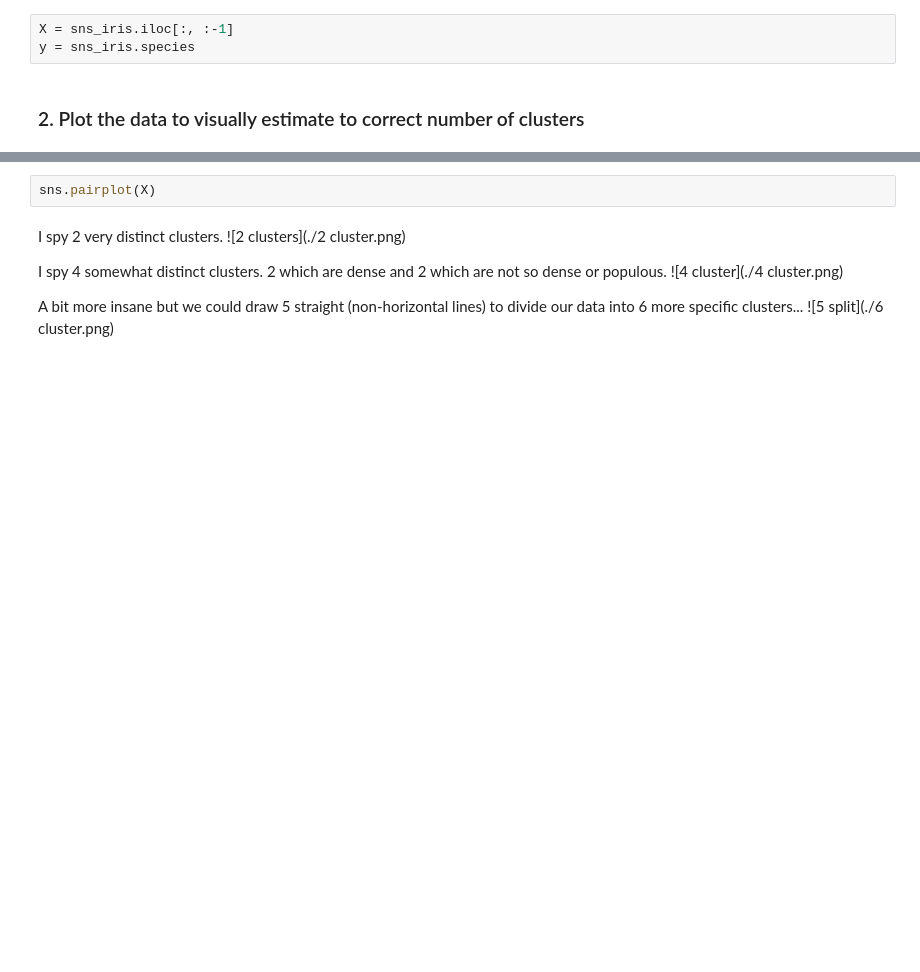
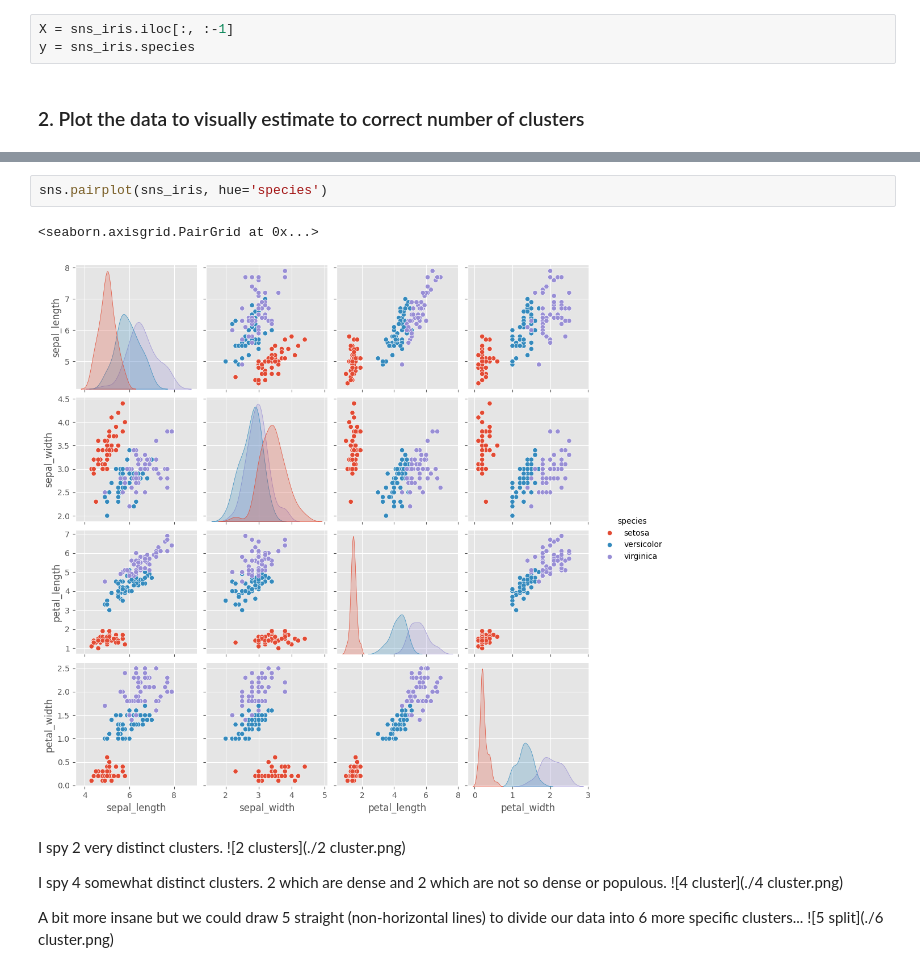
Before and after one commit to HassanAlgoz/dl, a Jupyter notebook: modules/unsupervised/02-clustering/cluster_evaluation_lab_solutions.ipynb, the cells around one changed output, grey strips where cells are left out. Drawn from its saved outputs; the diff is of its cells as text; blank space fills up the shorter version.

```diff
--- a/modules/unsupervised/02-clustering/cluster_evaluation_lab_solutions.ipynb
+++ b/modules/unsupervised/02-clustering/cluster_evaluation_lab_solutions.ipynb
@@ -51,5 +68,8 @@ X.plot(kind='scatter', x='sepal_length', y='petal_length')
 # %%
-sns.pairplot(X)
+sns.pairplot(sns_iris, hue='species')
+# %% [output]
+<seaborn.axisgrid.PairGrid at 0x...>
+[figure, added]
 # %% [markdown]
 I spy 2 very distinct clusters.
 ![2 clusters](./2 cluster.png)
```
Also changed, not shown: parts of 14 cells of this notebook, 16 other files.
